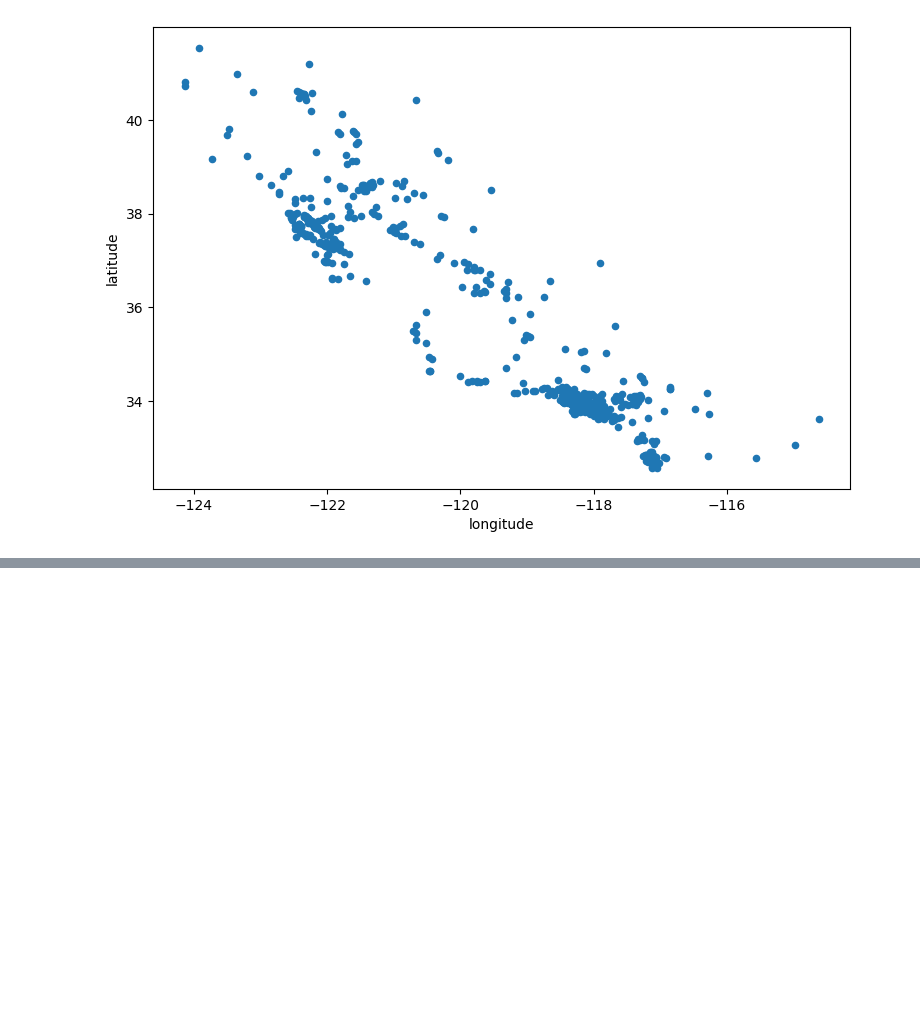
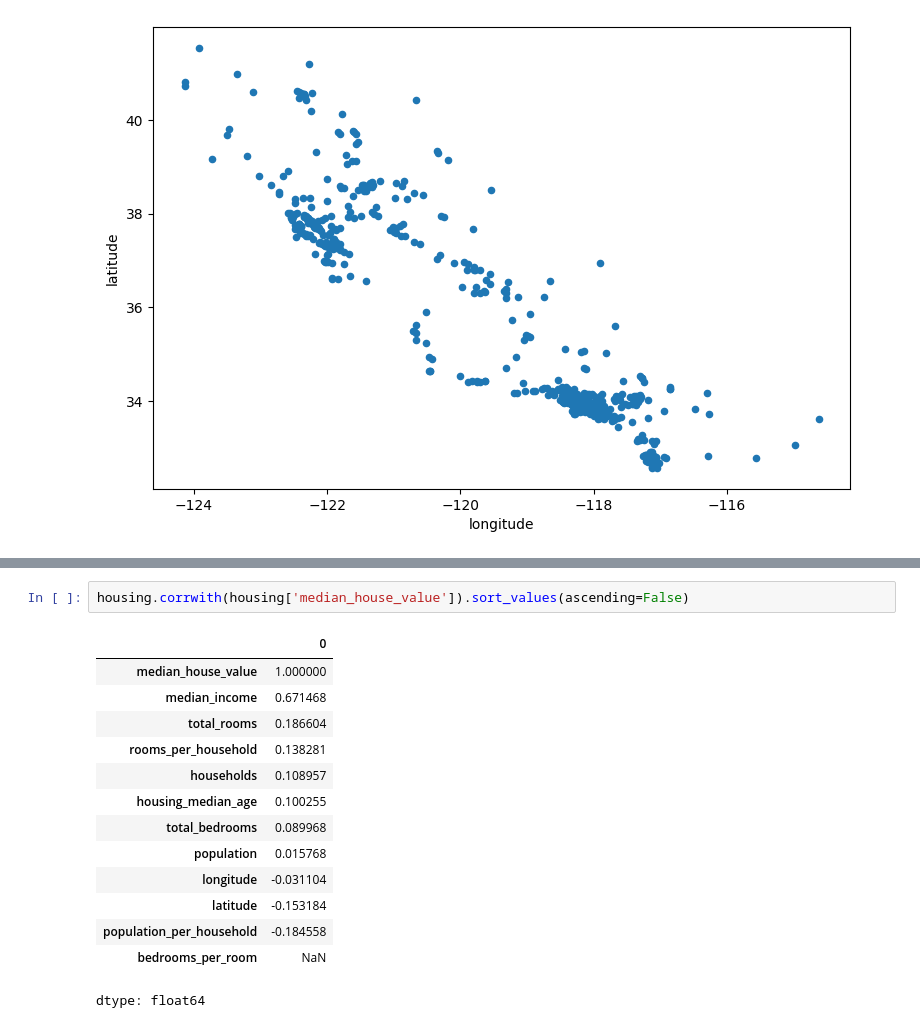
Before and after one commit to Muchee-ai/California-housing-test, a Jupyter notebook: California_housing_test.ipynb, the cells around one changed output, grey strips where cells are left out. Saved outputs shown, nothing was run; the diff lists cells and outputs as text; blank space fills up the shorter version.

```diff
--- a/California_housing_test.ipynb
+++ b/California_housing_test.ipynb
@@ -150,0 +217,17 @@ plt.show()
+# %%
+housing.corrwith(housing['median_house_value']).sort_values(ascending=False)
+# %% [output]
+|  | 0 |
+| median_house_value | 1.000000 |
+| median_income | 0.671468 |
+| total_rooms | 0.186604 |
+| rooms_per_household | 0.138281 |
+| households | 0.108957 |
+| housing_median_age | 0.100255 |
+| total_bedrooms | 0.089968 |
+| population | 0.015768 |
+| longitude | -0.031104 |
+| latitude | -0.153184 |
+| population_per_household | -0.184558 |
+| bedrooms_per_room | NaN |
+dtype: float64
```
Also changed, not shown: parts of 8 cells of this notebook.
